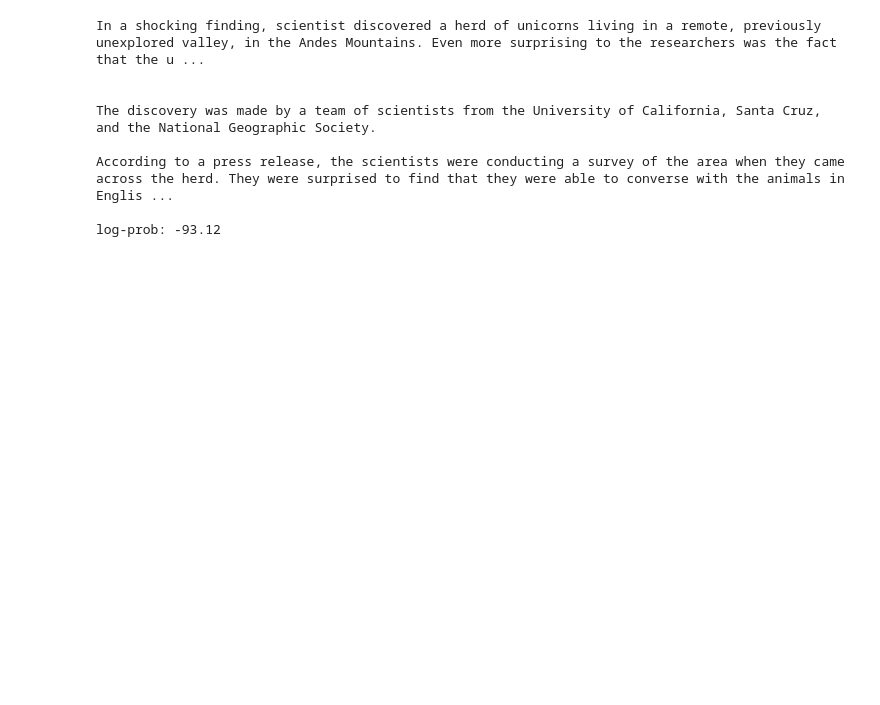
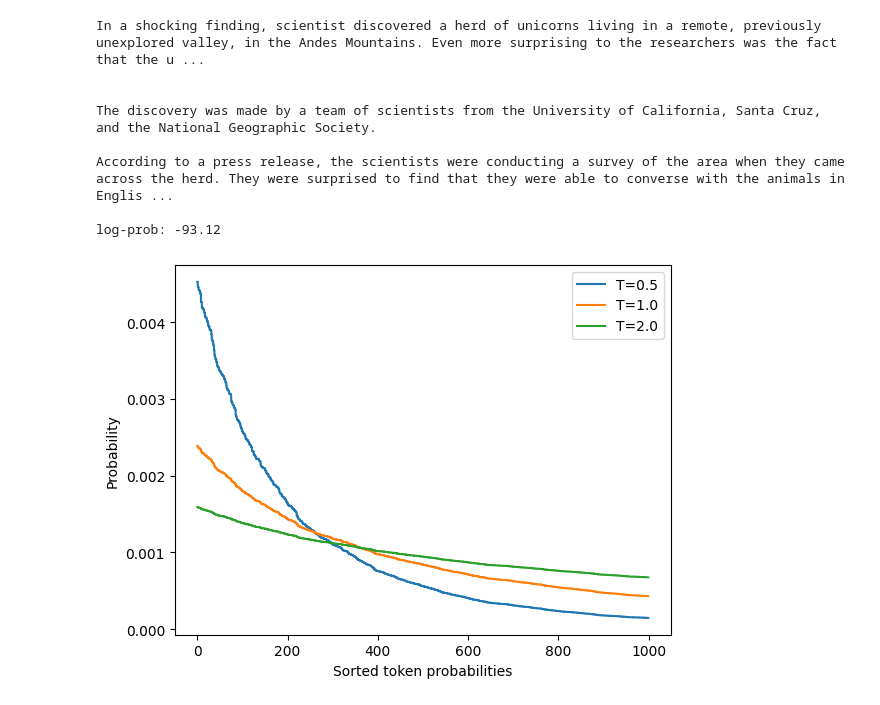
Before and after one commit to thereallexluttor/LLMS, a Jupyter notebook: chapter5.ipynb, the cells around one changed output. Saved outputs shown, nothing was run; the diff lists cells and outputs as text; code cells hidden in the pictures; blank space fills up the shorter version.

```diff
--- a/chapter5.ipynb
+++ b/chapter5.ipynb
@@ -144,3 +144,29 @@ The discovery was made by a team of scientists from the University of California
 According to a press release, the scientists were conducting a survey of the area when they came across the herd. They were surprised to find that they were able to converse with the animals in Englis ...
 
 log-prob: -93.12
+# %%
+
+#hide_input
+
+#id temperature
+#alt Token probabilities as a function of temperature
+#caption Distribution of randomly generated token probabilities for three selected temperatures
+import matplotlib.pyplot as plt
+import numpy as np
+
+def softmax(logits, T=1):
+    e_x = np.exp(logits / T)
+    return e_x / e_x.sum()
+
+logits = np.exp(np.random.random(1000))
+sorted_logits = np.sort(logits)[::-1]
+x = np.arange(1000)
+
+for T in [0.5, 1.0, 2.0]:
+    plt.step(x, softmax(sorted_logits, T), label=f"T={T}")
+plt.legend(loc="best")
+plt.xlabel("Sorted token probabilities")
+plt.ylabel("Probability")
+plt.show()
+# %% [output]
+[figure, added]
```
Also changed, not shown: parts of 2 cells of this notebook.
